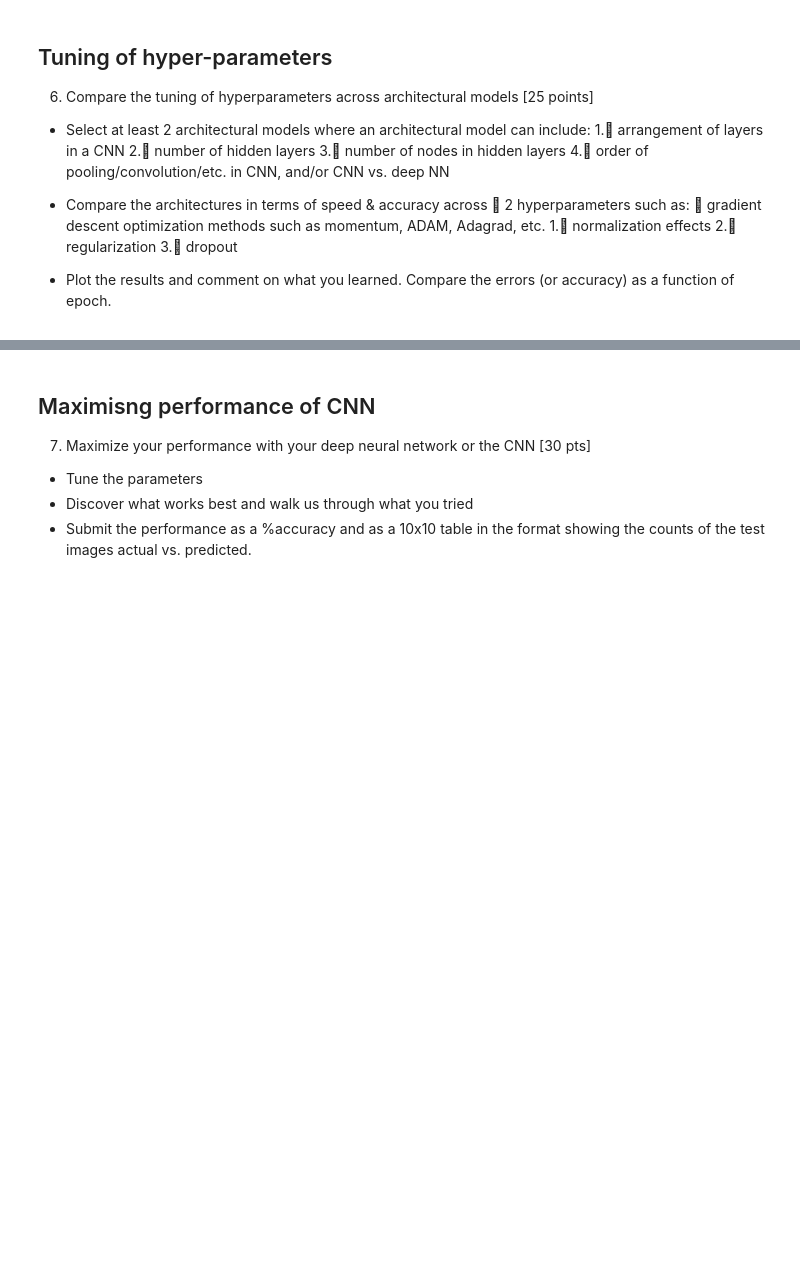
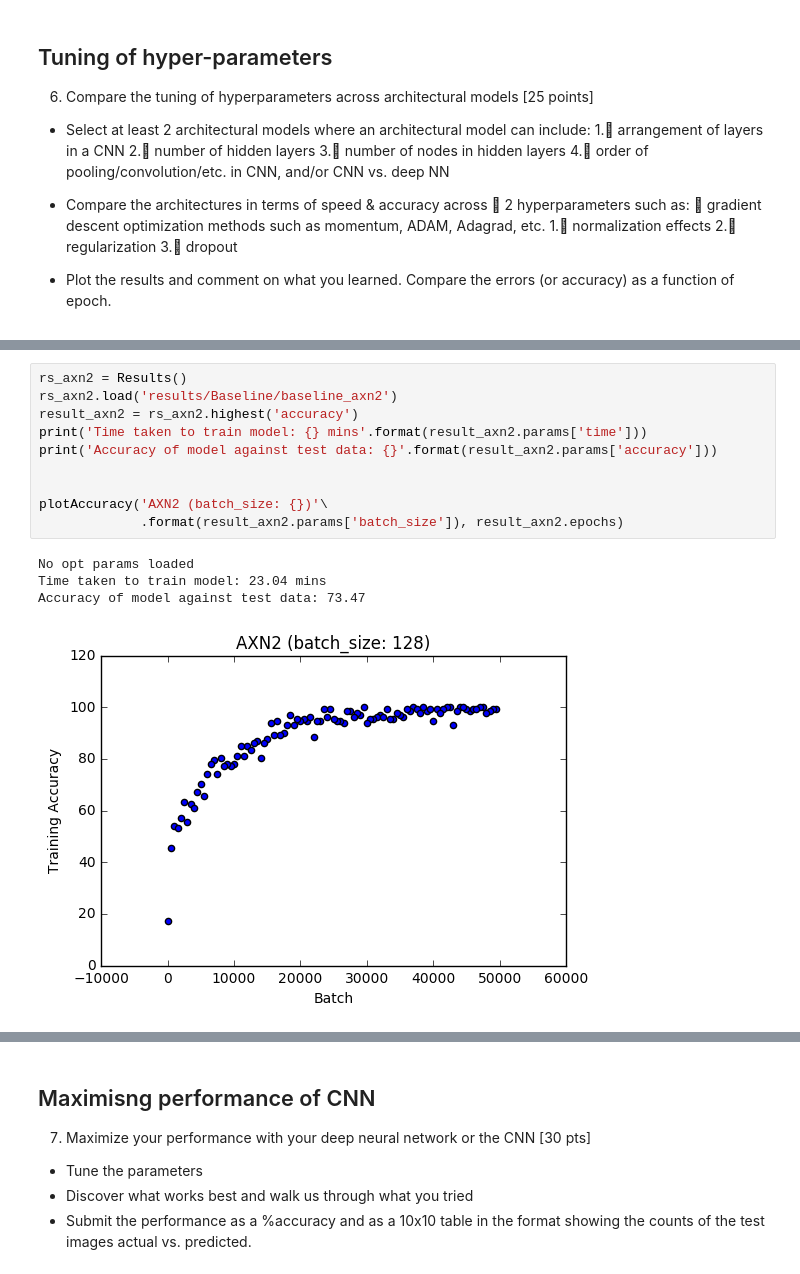
Before and after one commit to rabjohnston/E81HW4, a Jupyter notebook: submission/HW4.ipynb, the cells around one changed output, grey strips where cells are left out. Saved outputs shown, nothing was run; the diff lists cells and outputs as text; blank space fills up the shorter version.

```diff
--- a/submission/HW4.ipynb
+++ b/submission/HW4.ipynb
@@ -222,0 +282,15 @@ These can be done on the fly in testing or separately. TensorFlow includes some
+# %%
+rs_axn2 = Results()
+rs_axn2.load('results/Baseline/baseline_axn2')
+result_axn2 = rs_axn2.highest('accuracy')
+print('Time taken to train model: {} mins'.format(result_axn2.params['time']))
+print('Accuracy of model against test data: {}'.format(result_axn2.params['accuracy']))
+
+
+plotAccuracy('AXN2 (batch_size: {})'\
+             .format(result_axn2.params['batch_size']), result_axn2.epochs)
+# %% [output]
+No opt params loaded
+Time taken to train model: 23.04 mins
+Accuracy of model against test data: 73.47
+[figure, added]
```
Also changed, not shown: parts of 13 cells of this notebook.
